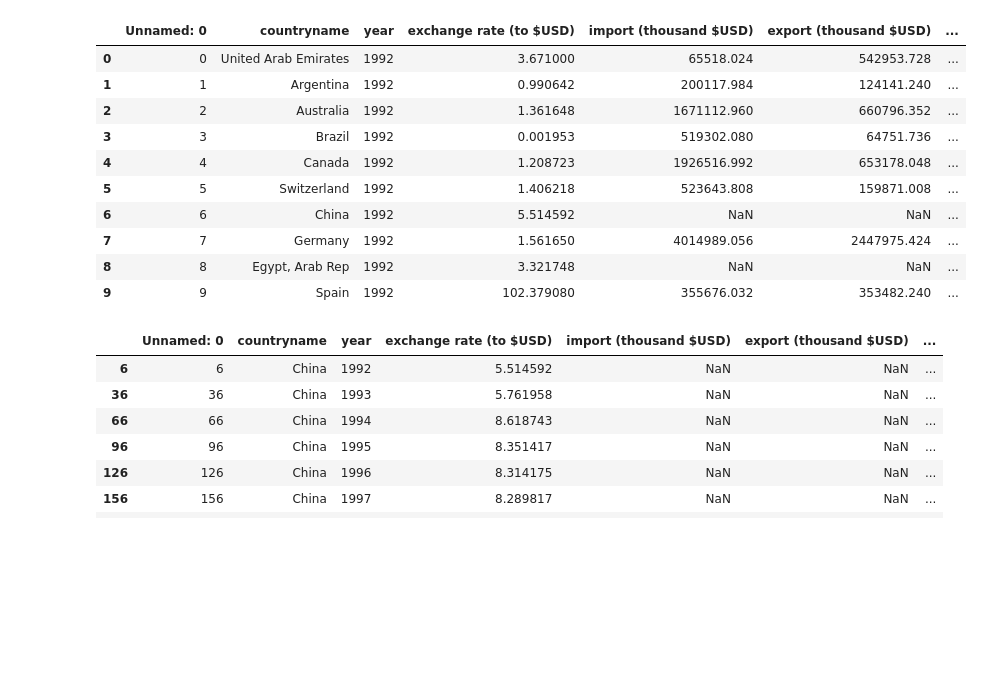
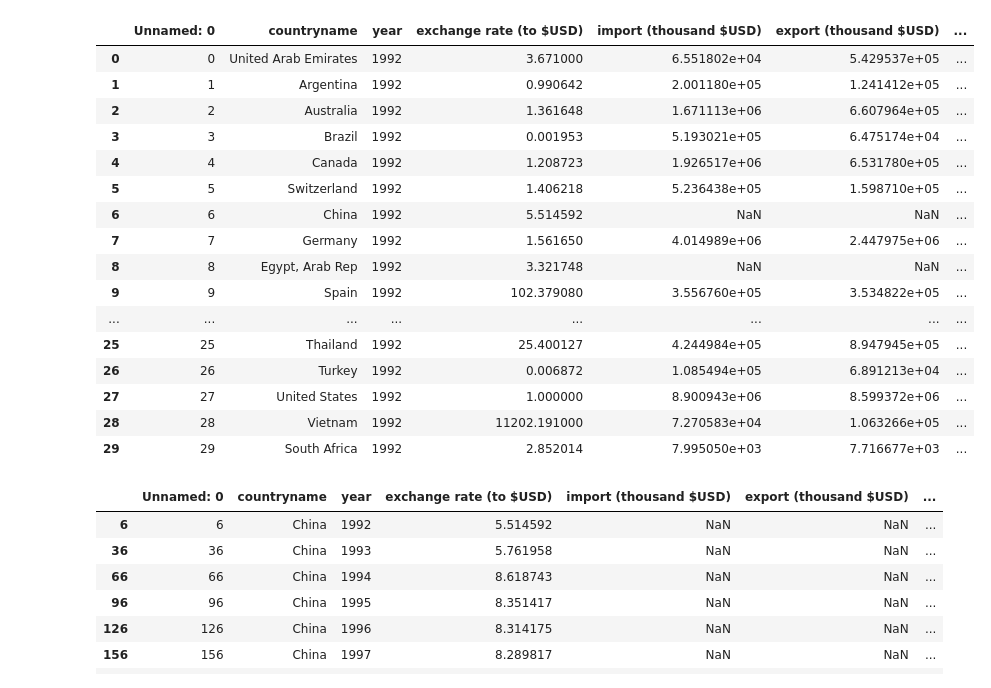
Before and after one commit to Yunke-Nie/GovtExpSpillover, a Jupyter notebook: Regression.ipynb, the cells around one changed output. Cells and saved outputs as stored; diff of their text form; code cells hidden in the pictures; blank space fills up the shorter version.

```diff
--- a/Regression.ipynb
+++ b/Regression.ipynb
@@ -3,16 +3,22 @@ import pandas as pd
 import numpy as np
 # %%
 pre_gs = pd.read_csv("./data/purified/gshock.csv")
-pre_gs.head(10)
+pre_gs.head(30)
 # %% [output]
 |  | Unnamed: 0 | countryname | year | exchange rate (to $USD) | import (thousand $USD) | export (thousand $USD) | ... |
-| 0 | 0 | United Arab Emirates | 1992 | 3.671000 | 65518.024 | 542953.728 | ... |
-| 1 | 1 | Argentina | 1992 | 0.990642 | 200117.984 | 124141.240 | ... |
-| 2 | 2 | Australia | 1992 | 1.361648 | 1671112.960 | 660796.352 | ... |
-| 3 | 3 | Brazil | 1992 | 0.001953 | 519302.080 | 64751.736 | ... |
-| 4 | 4 | Canada | 1992 | 1.208723 | 1926516.992 | 653178.048 | ... |
-| 5 | 5 | Switzerland | 1992 | 1.406218 | 523643.808 | 159871.008 | ... |
+| 0 | 0 | United Arab Emirates | 1992 | 3.671000 | 6.551802e+04 | 5.429537e+05 | ... |
+| 1 | 1 | Argentina | 1992 | 0.990642 | 2.001180e+05 | 1.241412e+05 | ... |
+| 2 | 2 | Australia | 1992 | 1.361648 | 1.671113e+06 | 6.607964e+05 | ... |
+| 3 | 3 | Brazil | 1992 | 0.001953 | 5.193021e+05 | 6.475174e+04 | ... |
+| 4 | 4 | Canada | 1992 | 1.208723 | 1.926517e+06 | 6.531780e+05 | ... |
+| 5 | 5 | Switzerland | 1992 | 1.406218 | 5.236438e+05 | 1.598710e+05 | ... |
 | 6 | 6 | China | 1992 | 5.514592 | NaN | NaN | ... |
-| 7 | 7 | Germany | 1992 | 1.561650 | 4014989.056 | 2447975.424 | ... |
+| 7 | 7 | Germany | 1992 | 1.561650 | 4.014989e+06 | 2.447975e+06 | ... |
 | 8 | 8 | Egypt, Arab Rep | 1992 | 3.321748 | NaN | NaN | ... |
-| 9 | 9 | Spain | 1992 | 102.379080 | 355676.032 | 353482.240 | ... |
+| 9 | 9 | Spain | 1992 | 102.379080 | 3.556760e+05 | 3.534822e+05 | ... |
+| ... | ... | ... | ... | ... | ... | ... | ... |
+| 25 | 25 | Thailand | 1992 | 25.400127 | 4.244984e+05 | 8.947945e+05 | ... |
+| 26 | 26 | Turkey | 1992 | 0.006872 | 1.085494e+05 | 6.891213e+04 | ... |
+| 27 | 27 | United States | 1992 | 1.000000 | 8.900943e+06 | 8.599372e+06 | ... |
+| 28 | 28 | Vietnam | 1992 | 11202.191000 | 7.270583e+04 | 1.063266e+05 | ... |
+| 29 | 29 | South Africa | 1992 | 2.852014 | 7.995050e+03 | 7.716677e+03 | ... |
```
Also changed, not shown: parts of 27 cells of this notebook.
